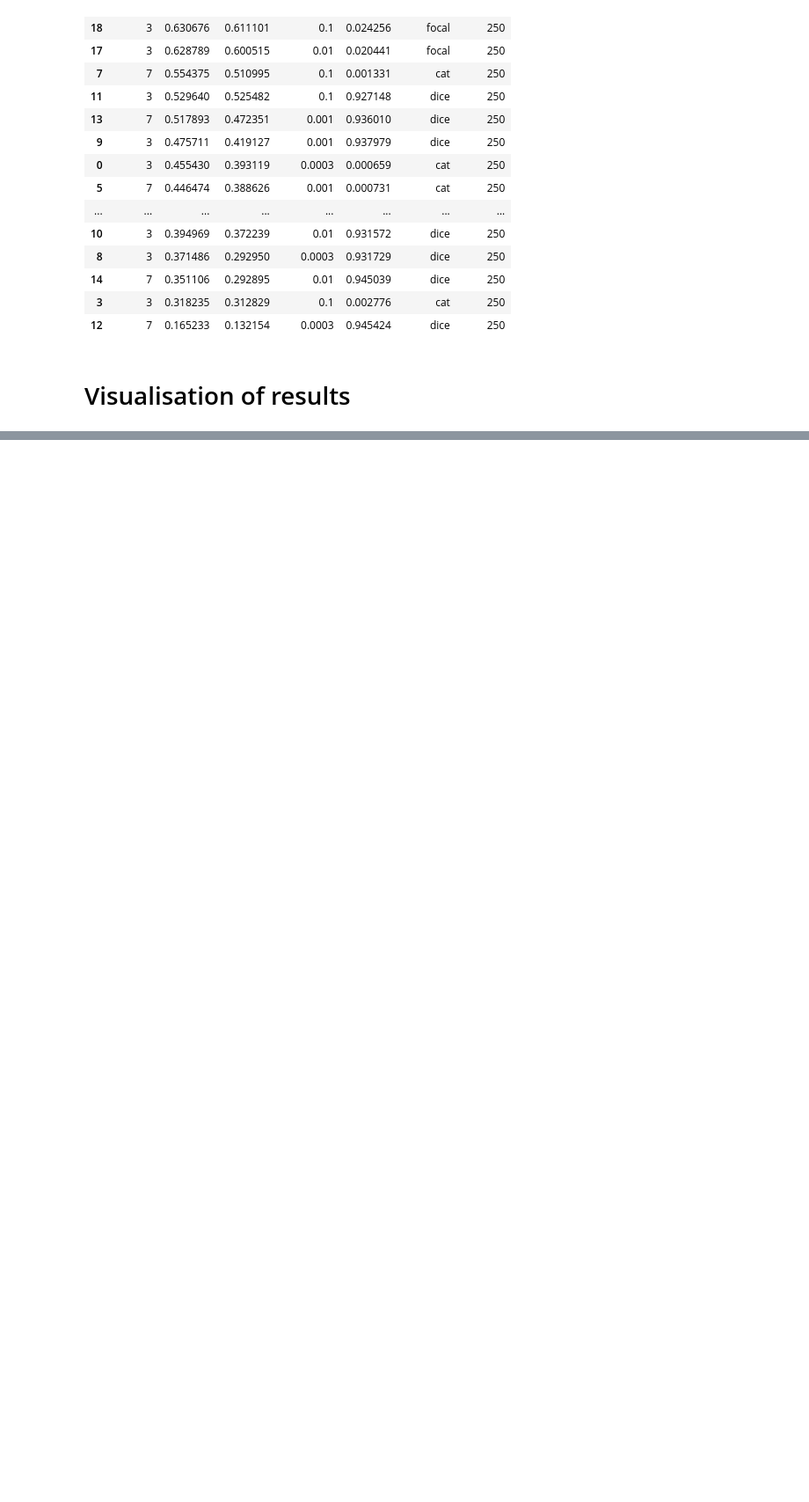
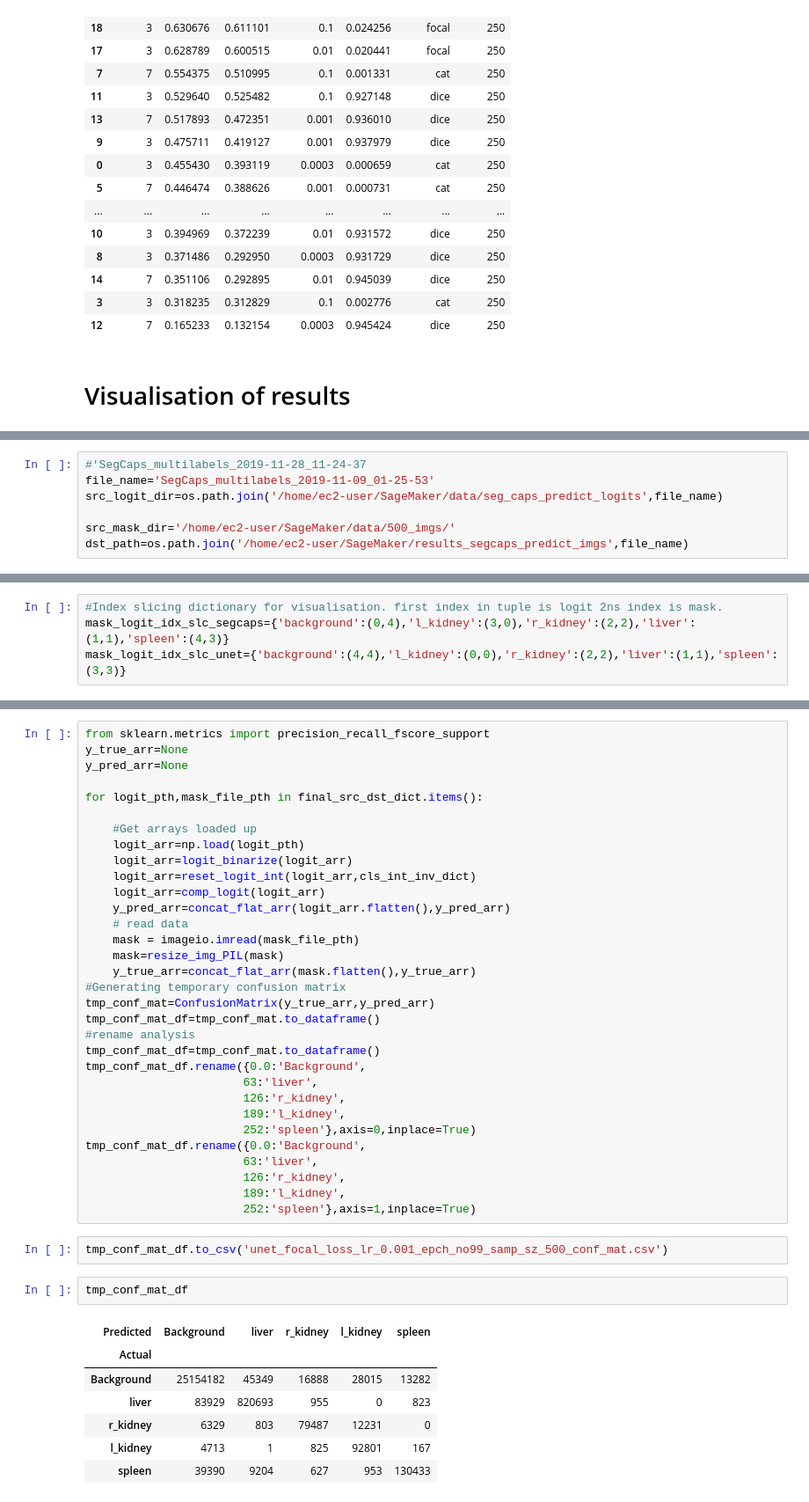
Before and after one commit to Larkinnjm1/Masters-Thesis-UNet-repository, a Jupyter notebook: jupyter_notebooks/Testing_dataset_unet.ipynb, the cells around one changed output, grey strips where cells are left out. Shown: that part at 88% size. Cells and saved outputs as stored; diff of their text form; blank space fills up the shorter version.

Commit message:
additional analysis

```diff
--- a/jupyter_notebooks/Testing_dataset_unet.ipynb
+++ b/jupyter_notebooks/Testing_dataset_unet.ipynb
@@ -560,0 +998,7 @@ pr_mask.squeeze().shape
+# %%
+#'SegCaps_multilabels_2019-11-28_11-24-37
+file_name='SegCaps_multilabels_2019-11-09_01-25-53'
+src_logit_dir=os.path.join('/home/ec2-user/SageMaker/data/seg_caps_predict_logits',file_name)
+
+src_mask_dir='/home/ec2-user/SageMaker/data/500_imgs/'
+dst_path=os.path.join('/home/ec2-user/SageMaker/results_segcaps_predict_imgs',file_name)
@@ -560,0 +1078,4 @@ pr_mask.squeeze().shape
+# %%
+#Index slicing dictionary for visualisation. first index in tuple is logit 2ns index is mask.
+mask_logit_idx_slc_segcaps={'background':(0,4),'l_kidney':(3,0),'r_kidney':(2,2),'liver':(1,1),'spleen':(4,3)}
+mask_logit_idx_slc_unet={'background':(4,4),'l_kidney':(0,0),'r_kidney':(2,2),'liver':(1,1),'spleen':(3,3)}
@@ -560,0 +1151,44 @@ pr_mask.squeeze().shape
+# %%
+from sklearn.metrics import precision_recall_fscore_support
+y_true_arr=None
+y_pred_arr=None
+
+for logit_pth,mask_file_pth in final_src_dst_dict.items():
+
+    #Get arrays loaded up
+    logit_arr=np.load(logit_pth)
+    logit_arr=logit_binarize(logit_arr)
+    logit_arr=reset_logit_int(logit_arr,cls_int_inv_dict)
+    logit_arr=comp_logit(logit_arr)
+    y_pred_arr=concat_flat_arr(logit_arr.flatten(),y_pred_arr)
+    # read data
+    mask = imageio.imread(mask_file_pth)
+    mask=resize_img_PIL(mask)
+    y_true_arr=concat_flat_arr(mask.flatten(),y_true_arr)
+#Generating temporary confusion matrix
+tmp_conf_mat=ConfusionMatrix(y_true_arr,y_pred_arr)
+tmp_conf_mat_df=tmp_conf_mat.to_dataframe()
+#rename analysis
+tmp_conf_mat_df=tmp_conf_mat.to_dataframe()
+tmp_conf_mat_df.rename({0.0:'Background',
+                       63:'liver',
+                       126:'r_kidney',
+                       189:'l_kidney',
+                       252:'spleen'},axis=0,inplace=True)
+tmp_conf_mat_df.rename({0.0:'Background',
+                       63:'liver',
+                       126:'r_kidney',
+                       189:'l_kidney',
+                       252:'spleen'},axis=1,inplace=True)
+# %%
+tmp_conf_mat_df.to_csv('unet_focal_loss_lr_0.001_epch_no99_samp_sz_500_conf_mat.csv')
+# %%
+tmp_conf_mat_df
+# %% [output]
+| Predicted | Background | liver | r_kidney | l_kidney | spleen |
+| Actual |  |  |  |  |  |
+| Background | 25154182 | 45349 | 16888 | 28015 | 13282 |
+| liver | 83929 | 820693 | 955 | 0 | 823 |
+| r_kidney | 6329 | 803 | 79487 | 12231 | 0 |
+| l_kidney | 4713 | 1 | 825 | 92801 | 167 |
+| spleen | 39390 | 9204 | 627 | 953 | 130433 |
```
Also changed, not shown: parts of 81 cells of this notebook, 3 other files.
